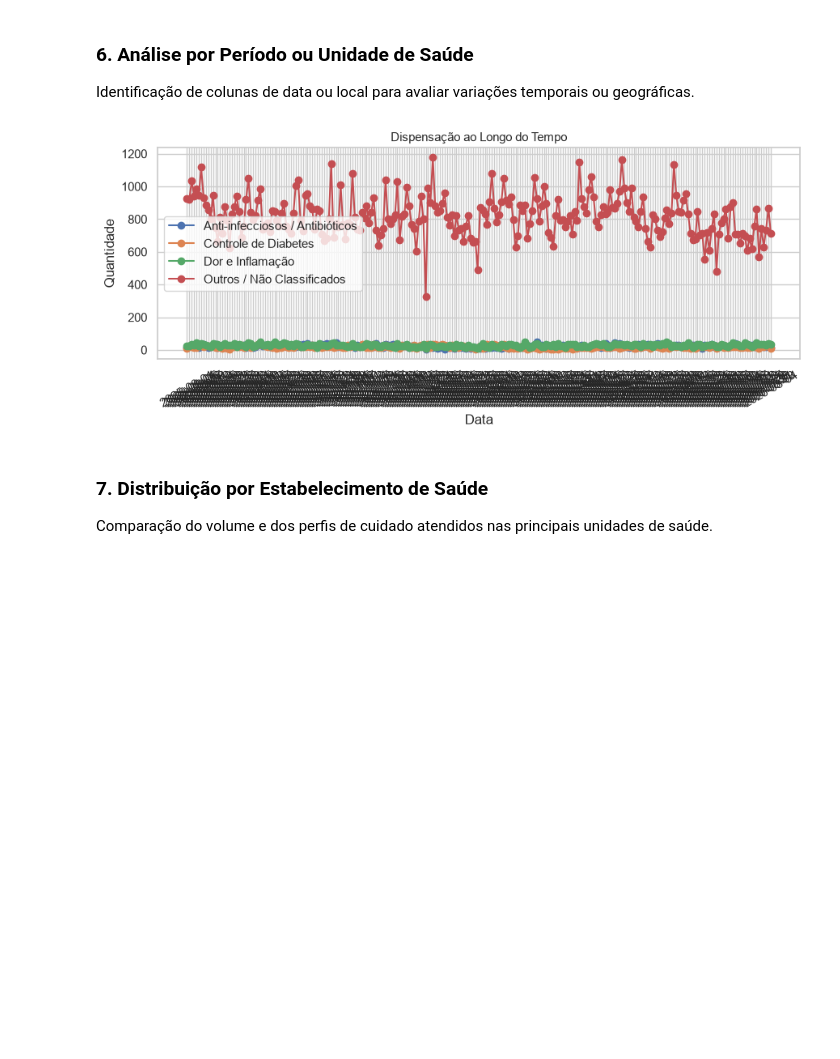
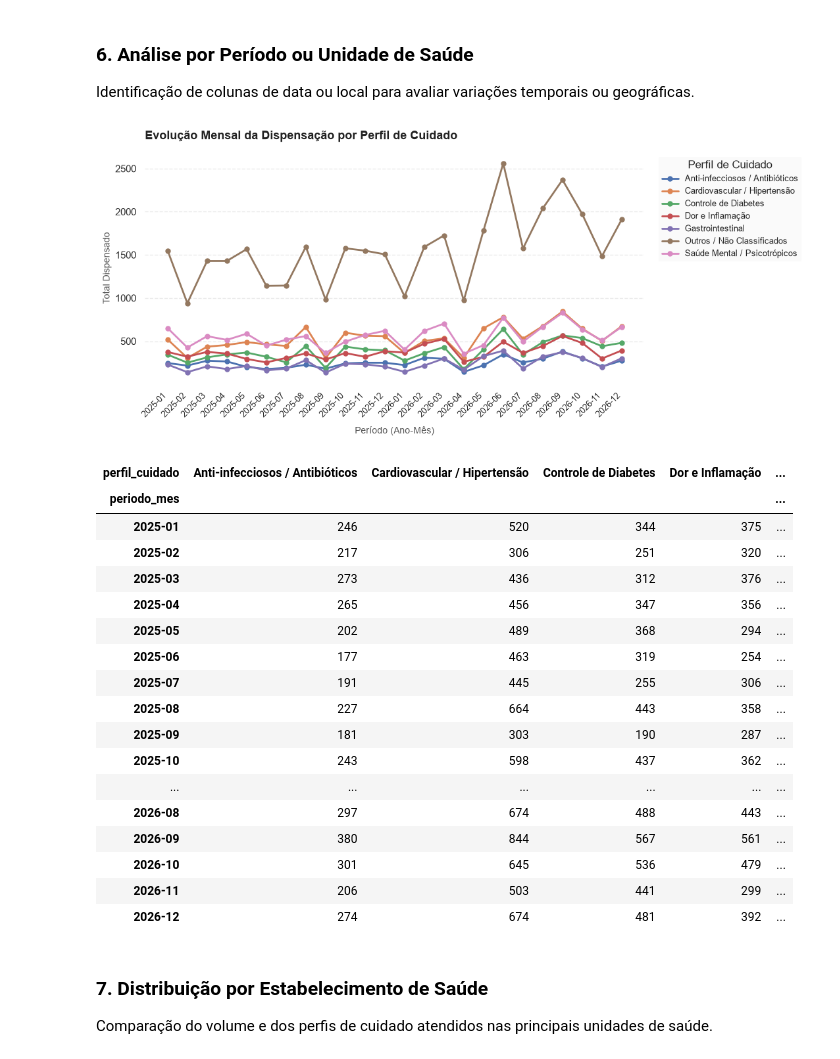
Before and after one commit to ManuelEtiene/PyAnalytics_revision, a Jupyter notebook: notebooks/Sprint_2_perfis_cuidado_farmacia_basica/Sprint_2_perfis_cuidado_farmacia_basica.ipynb, the cells around one changed output. Drawn from its saved outputs; the diff is of its cells as text; code cells hidden in the pictures; blank space fills up the shorter version.

```diff
--- a/notebooks/Sprint_2_perfis_cuidado_farmacia_basica/Sprint_2_perfis_cuidado_farmacia_basica.ipynb
+++ b/notebooks/Sprint_2_perfis_cuidado_farmacia_basica/Sprint_2_perfis_cuidado_farmacia_basica.ipynb
@@ -203,27 +234,73 @@ Identificação de colunas de data ou local para avaliar variações temporais o
 # %%
 colunas_data = [col for col in df.columns if any(k in col.upper() for k in ['DATA', 'MES', 'ANO', 'PERIODO'])]
 
 if colunas_data:
     col_data = colunas_data[0]
-    tabela_tempo = pd.crosstab(df[col_data], df['perfil_cuidado'])
 
-    plt.figure(figsize=(9, 4))
+    df_tempo = df.copy()
+    df_tempo[col_data] = pd.to_datetime(df_tempo[col_data], errors='coerce', dayfirst=True)
+    df_tempo = df_tempo.dropna(subset=[col_data])
+
+    df_tempo['periodo_mes'] = df_tempo[col_data].dt.to_period('M')
+    tabela_tempo = pd.crosstab(df_tempo['periodo_mes'], df_tempo['perfil_cuidado'])
+
+    fig, ax = plt.subplots(figsize=(11, 5), dpi=100)
 
     for perfil in tabela_tempo.columns:
-        plt.plot(tabela_tempo.index.astype(str), tabela_tempo[perfil], marker='o', label=perfil)
+        ax.plot(
+            tabela_tempo.index.astype(str),
+            tabela_tempo[perfil],
+            marker='o',
+            linewidth=2,
+            markersize=5,
+            label=perfil
+        )
 
-    plt.title('Dispensação ao Longo do Tempo', fontsize=11)
-    plt.xlabel('Data')
-    plt.ylabel('Quantidade')
-    plt.legend()
-    plt.grid(True)
-    plt.xticks(rotation=30)
+    sns.despine(left=True, bottom=True)
+    ax.yaxis.grid(True, linestyle='--', alpha=0.4, color='#cccccc')
+    ax.xaxis.grid(False)
+
+    plt.title('Evolução Mensal da Dispensação por Perfil de Cuidado', fontsize=13, fontweight='bold', pad=15, loc='left', color='#222222')
+    plt.xlabel('Período (Ano-Mês)', fontsize=10, labelpad=8, color='#555555')
+    plt.ylabel('Total Dispensado', fontsize=10, color='#555555')
+    plt.xticks(rotation=45, ha='right', fontsize=9)
+
+    plt.legend(
+        title='Perfil de Cuidado',
+        bbox_to_anchor=(1.02, 1),
+        loc='upper left',
+        frameon=True,
+        facecolor='#f9f9f9',
+        edgecolor='none',
+        fontsize=9
+    )
+
     plt.tight_layout()
     plt.show()
+
+    display(tabela_tempo)
 else:
     print("Coluna de data não encontrada.")
 # %% [output]
-[figure, old version]
+[figure, new version]
+| perfil_cuidado | Anti-infecciosos / Antibióticos | Cardiovascular / Hipertensão | Controle de Diabetes | Dor e Inflamação | ... |
+| periodo_mes |  |  |  |  | ... |
+| 2025-01 | 246 | 520 | 344 | 375 | ... |
+| 2025-02 | 217 | 306 | 251 | 320 | ... |
+| 2025-03 | 273 | 436 | 312 | 376 | ... |
+| 2025-04 | 265 | 456 | 347 | 356 | ... |
+| 2025-05 | 202 | 489 | 368 | 294 | ... |
+| 2025-06 | 177 | 463 | 319 | 254 | ... |
+| 2025-07 | 191 | 445 | 255 | 306 | ... |
+| 2025-08 | 227 | 664 | 443 | 358 | ... |
+| 2025-09 | 181 | 303 | 190 | 287 | ... |
+| 2025-10 | 243 | 598 | 437 | 362 | ... |
+| ... | ... | ... | ... | ... | ... |
+| 2026-08 | 297 | 674 | 488 | 443 | ... |
+| 2026-09 | 380 | 844 | 567 | 561 | ... |
+| 2026-10 | 301 | 645 | 536 | 479 | ... |
+| 2026-11 | 206 | 503 | 441 | 299 | ... |
+| 2026-12 | 274 | 674 | 481 | 392 | ... |
 # %% [markdown]
 ### 7. Distribuição por Estabelecimento de Saúde
 Comparação do volume e dos perfis de cuidado atendidos nas principais unidades de saúde.
```
Also changed, not shown: parts of 7 cells of this notebook.
